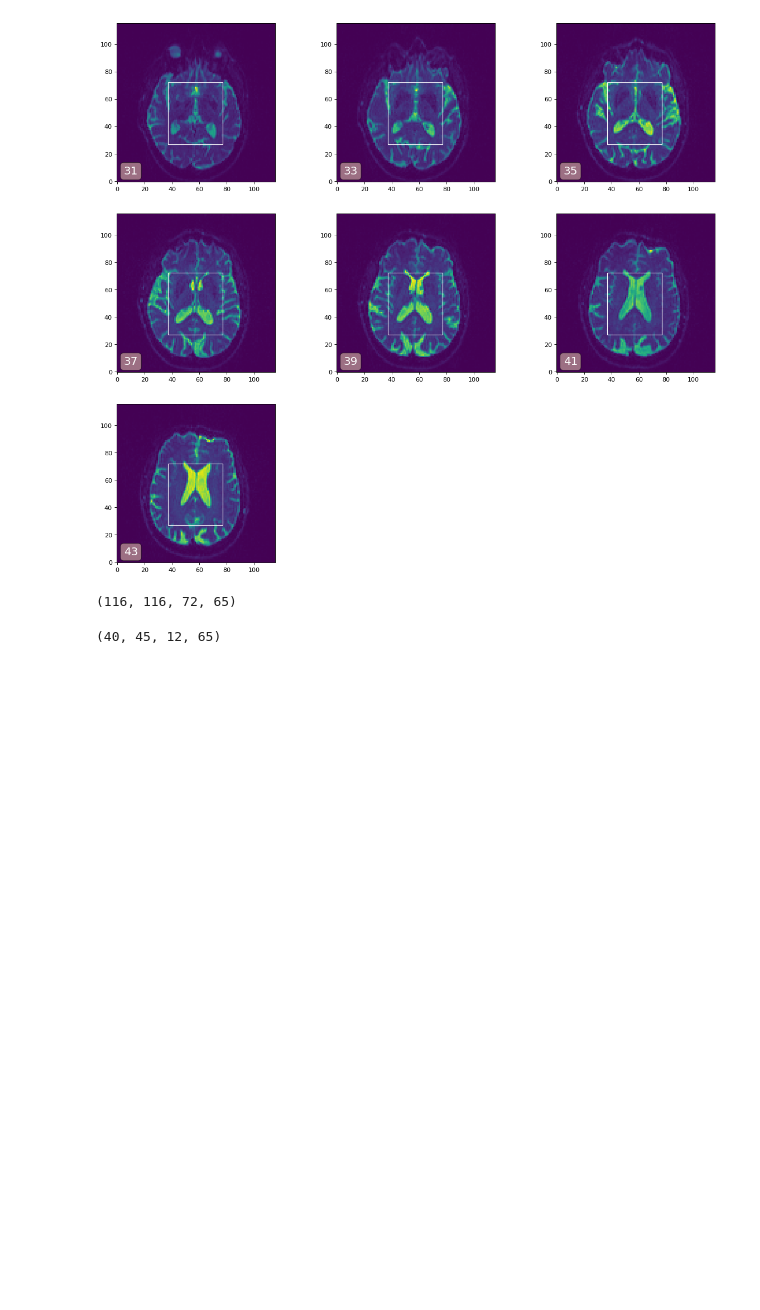
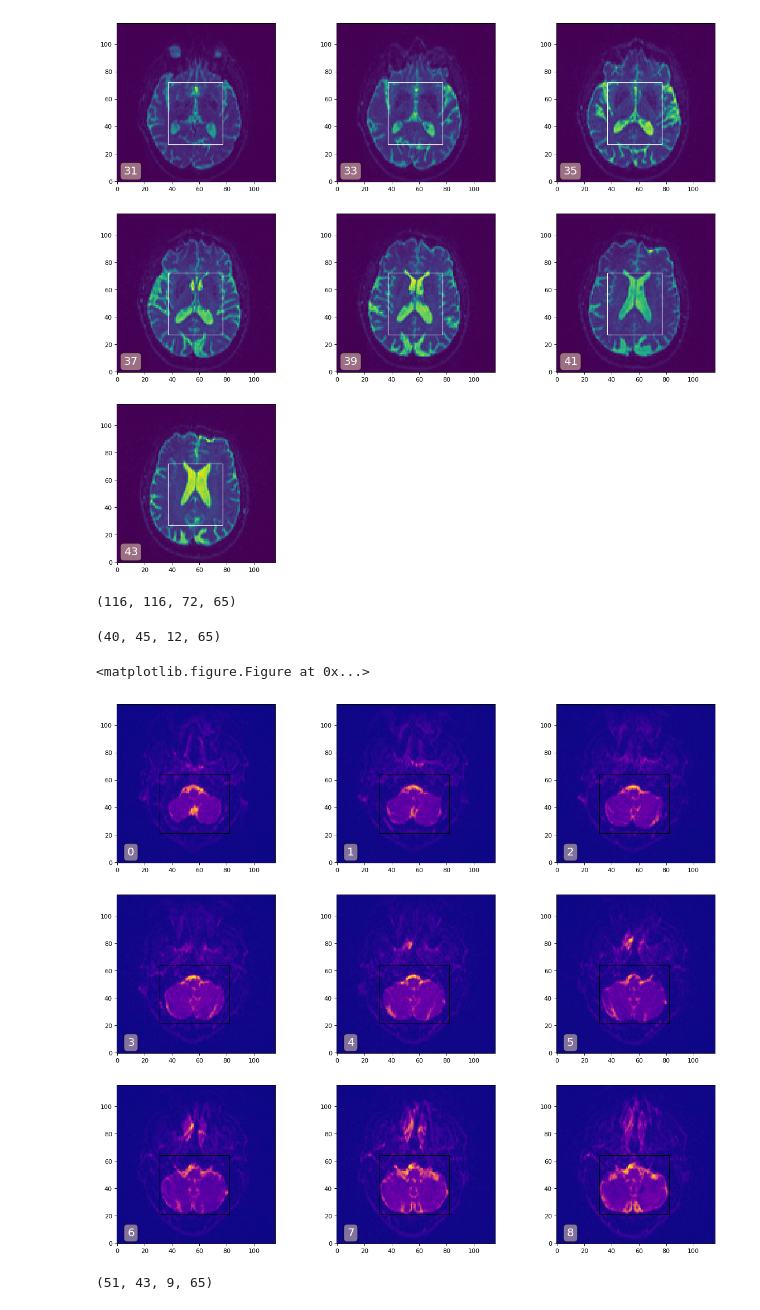
Before and after one commit to sameerd/DiffusionTensorImaging, a Jupyter notebook: notebooks/Pipeline - Crop.ipynb, the cells around one changed output. Saved outputs shown, nothing was run; the diff lists cells and outputs as text; code cells hidden in the pictures; blank space fills up the shorter version.

```diff
--- a/notebooks/Pipeline - Crop.ipynb
+++ b/notebooks/Pipeline - Crop.ipynb
@@ -105 +105,22 @@ crop_file = base_filename + "crop.nii.gz"
 nib.save(nib.Nifti1Image(data_crop, img.affine), crop_file)
+# %%
+# Plot the b0 image for a few z-indices
+plt.set_cmap("plasma")
+fig=plt.figure(figsize=(18, 16), dpi= 80, facecolor='w', edgecolor='k')
+for i, idx in enumerate(range(0, 9, 1)):
+    plt.subplot(3, 3, i+1)
+    plt.text(10, 5, str(idx), fontsize=18, ha="center", color="white",
+            bbox = dict(boxstyle='round', facecolor='wheat', alpha=0.5))
+    plt.imshow(data[:,:, idx, 0].transpose(), origin="lower")
+    rect = patches.Rectangle((31, 21), 51 , 43, linewidth=1, edgecolor='black', facecolor='none' )
+    plt.gca().add_patch(rect)
+# %% [output]
+<matplotlib.figure.Figure at 0x...>
+[figure, added]
+# %%
+# Now crop the data to the rectangles above
+import dipy.segment.mask
+data_crop = dipy.segment.mask.crop(data, mins=(31-1, 21-1, 0,0), maxs=(31-1+51, 21-1+43,9,65))
+data_crop.shape
+# %% [output]
+(51, 43, 9, 65)
```
Also changed, not shown: parts of 2 cells of this notebook, 1 other file.
